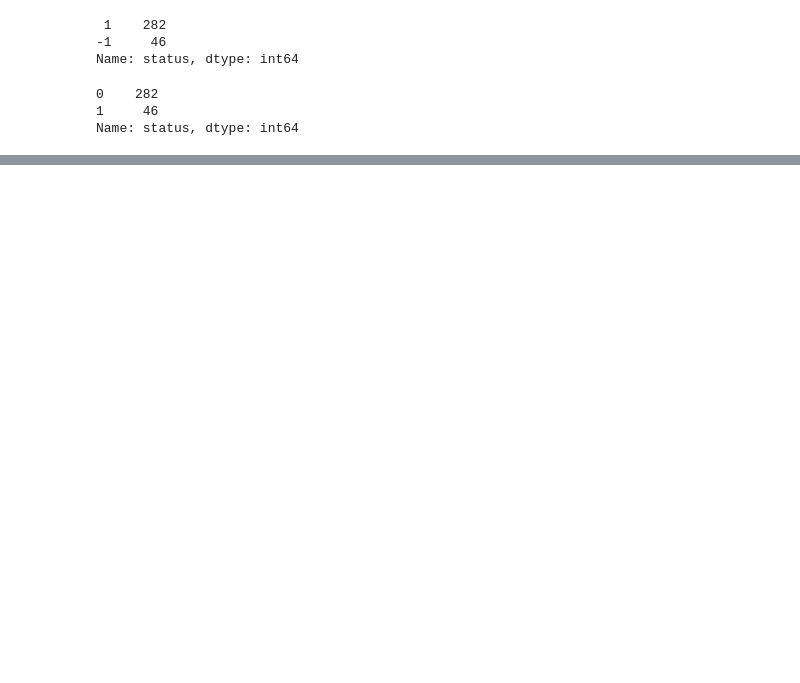
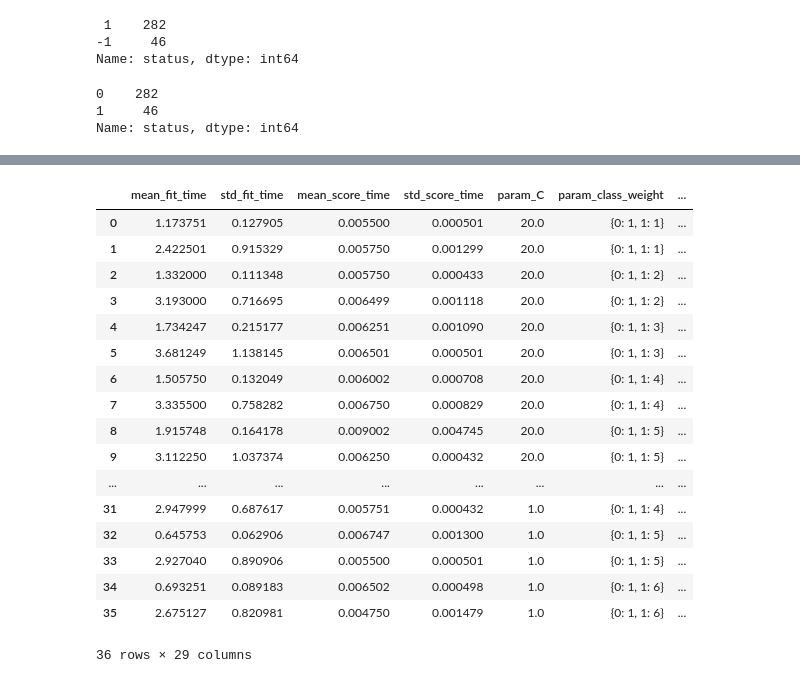
Before and after one commit to Goncalo101/FEUP-CAC, a Jupyter notebook: 04-Modeling.ipynb, the cells around one changed output, grey strips where cells are left out. Cells and saved outputs as stored; diff of their text form; code cells hidden in the pictures; blank space fills up the shorter version.

```diff
--- a/04-Modeling.ipynb
+++ b/04-Modeling.ipynb
@@ -100,7 +98,26 @@ GridSearchCV(cv=4, estimator=LogisticRegression(max_iter=1000000), n_jobs=-1,
                       'precision': make_scorer(precision_score),
                       'recall': make_scorer(recall_score)})
 # %%
-# pd.DataFrame(grid.cv_results_)
+pd.DataFrame(grid.cv_results_)
+# %% [output]
+|  | mean_fit_time | std_fit_time | mean_score_time | std_score_time | param_C | param_class_weight | ... |
+| 0 | 1.173751 | 0.127905 | 0.005500 | 0.000501 | 20.0 | {0: 1, 1: 1} | ... |
+| 1 | 2.422501 | 0.915329 | 0.005750 | 0.001299 | 20.0 | {0: 1, 1: 1} | ... |
+| 2 | 1.332000 | 0.111348 | 0.005750 | 0.000433 | 20.0 | {0: 1, 1: 2} | ... |
+| 3 | 3.193000 | 0.716695 | 0.006499 | 0.001118 | 20.0 | {0: 1, 1: 2} | ... |
+| 4 | 1.734247 | 0.215177 | 0.006251 | 0.001090 | 20.0 | {0: 1, 1: 3} | ... |
+| 5 | 3.681249 | 1.138145 | 0.006501 | 0.000501 | 20.0 | {0: 1, 1: 3} | ... |
+| 6 | 1.505750 | 0.132049 | 0.006002 | 0.000708 | 20.0 | {0: 1, 1: 4} | ... |
+| 7 | 3.335500 | 0.758282 | 0.006750 | 0.000829 | 20.0 | {0: 1, 1: 4} | ... |
+| 8 | 1.915748 | 0.164178 | 0.009002 | 0.004745 | 20.0 | {0: 1, 1: 5} | ... |
+| 9 | 3.112250 | 1.037374 | 0.006250 | 0.000432 | 20.0 | {0: 1, 1: 5} | ... |
+| ... | ... | ... | ... | ... | ... | ... | ... |
+| 31 | 2.947999 | 0.687617 | 0.005751 | 0.000432 | 1.0 | {0: 1, 1: 4} | ... |
+| 32 | 0.645753 | 0.062906 | 0.006747 | 0.001300 | 1.0 | {0: 1, 1: 5} | ... |
+| 33 | 2.927040 | 0.890906 | 0.005500 | 0.000501 | 1.0 | {0: 1, 1: 5} | ... |
+| 34 | 0.693251 | 0.089183 | 0.006502 | 0.000498 | 1.0 | {0: 1, 1: 6} | ... |
+| 35 | 2.675127 | 0.820981 | 0.004750 | 0.001479 | 1.0 | {0: 1, 1: 6} | ... |
+36 rows × 29 columns
 # %%
 estimator = grid.best_estimator_
 estimator
```
Also changed, not shown: parts of 7 cells of this notebook, 26 other files.
